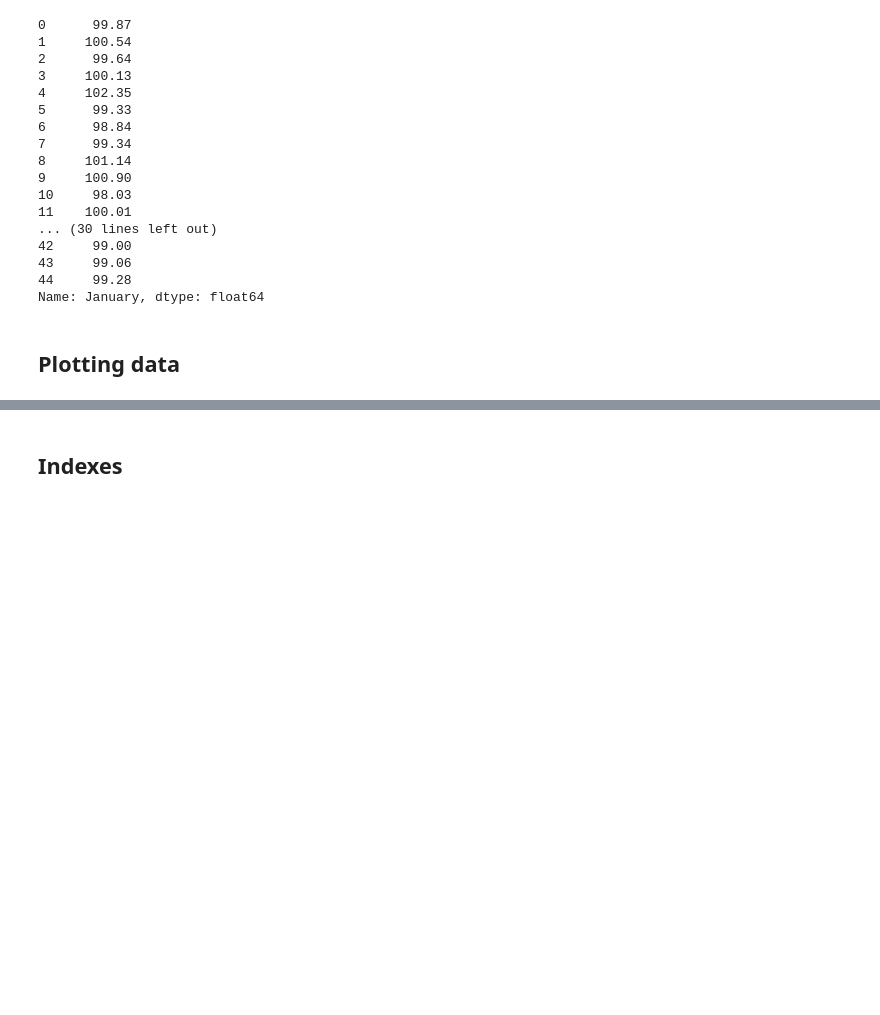
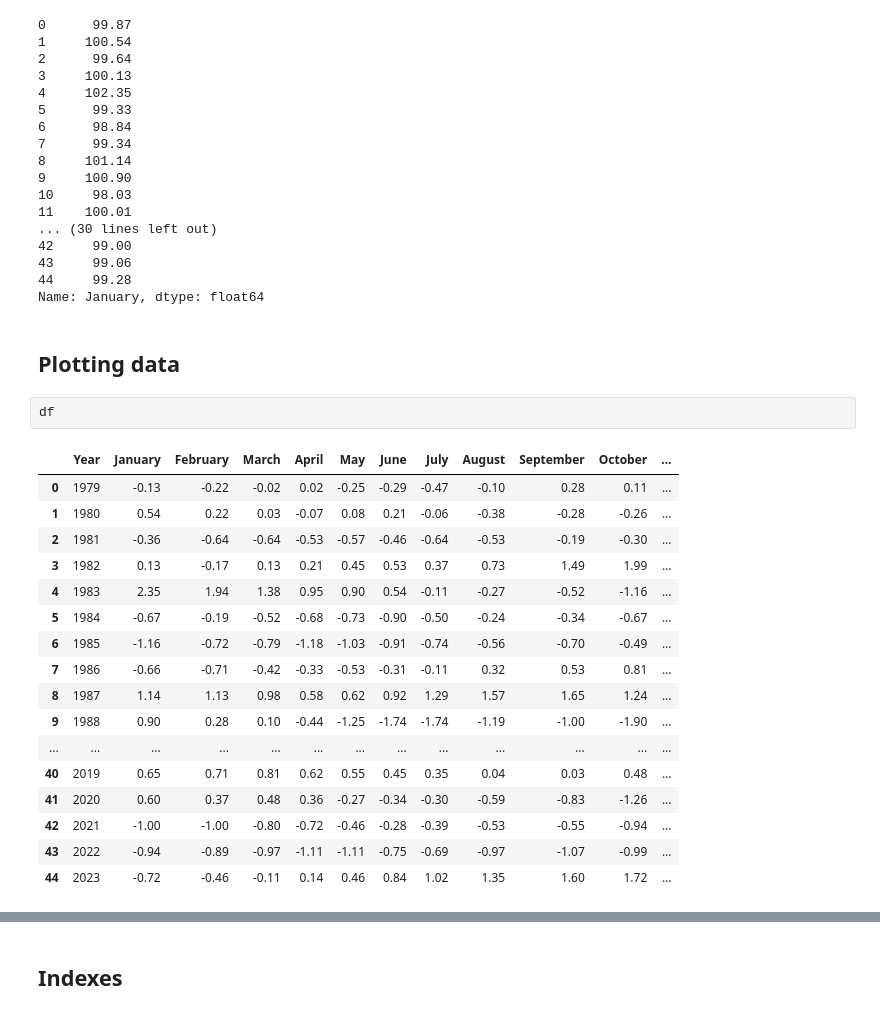
Before and after one commit to bobbyantonio/iecdt_environmental_data_analysis, a Jupyter notebook: course_notebooks/pandas/pandas.ipynb, the cells around one changed output, grey strips where cells are left out. Saved outputs shown, nothing was run; the diff lists cells and outputs as text; blank space fills up the shorter version.

```diff
--- a/course_notebooks/pandas/pandas.ipynb
+++ b/course_notebooks/pandas/pandas.ipynb
@@ -265,6 +265,26 @@ df['January'] + 100
 Name: January, dtype: float64
 # %% [markdown]
 ## Plotting data
+# %%
+df
+# %% [output]
+|  | Year | January | February | March | April | May | June | July | August | September | October | ... |
+| 0 | 1979 | -0.13 | -0.22 | -0.02 | 0.02 | -0.25 | -0.29 | -0.47 | -0.10 | 0.28 | 0.11 | ... |
+| 1 | 1980 | 0.54 | 0.22 | 0.03 | -0.07 | 0.08 | 0.21 | -0.06 | -0.38 | -0.28 | -0.26 | ... |
+| 2 | 1981 | -0.36 | -0.64 | -0.64 | -0.53 | -0.57 | -0.46 | -0.64 | -0.53 | -0.19 | -0.30 | ... |
+| 3 | 1982 | 0.13 | -0.17 | 0.13 | 0.21 | 0.45 | 0.53 | 0.37 | 0.73 | 1.49 | 1.99 | ... |
+| 4 | 1983 | 2.35 | 1.94 | 1.38 | 0.95 | 0.90 | 0.54 | -0.11 | -0.27 | -0.52 | -1.16 | ... |
+| 5 | 1984 | -0.67 | -0.19 | -0.52 | -0.68 | -0.73 | -0.90 | -0.50 | -0.24 | -0.34 | -0.67 | ... |
+| 6 | 1985 | -1.16 | -0.72 | -0.79 | -1.18 | -1.03 | -0.91 | -0.74 | -0.56 | -0.70 | -0.49 | ... |
+| 7 | 1986 | -0.66 | -0.71 | -0.42 | -0.33 | -0.53 | -0.31 | -0.11 | 0.32 | 0.53 | 0.81 | ... |
+| 8 | 1987 | 1.14 | 1.13 | 0.98 | 0.58 | 0.62 | 0.92 | 1.29 | 1.57 | 1.65 | 1.24 | ... |
+| 9 | 1988 | 0.90 | 0.28 | 0.10 | -0.44 | -1.25 | -1.74 | -1.74 | -1.19 | -1.00 | -1.90 | ... |
+| ... | ... | ... | ... | ... | ... | ... | ... | ... | ... | ... | ... | ... |
+| 40 | 2019 | 0.65 | 0.71 | 0.81 | 0.62 | 0.55 | 0.45 | 0.35 | 0.04 | 0.03 | 0.48 | ... |
+| 41 | 2020 | 0.60 | 0.37 | 0.48 | 0.36 | -0.27 | -0.34 | -0.30 | -0.59 | -0.83 | -1.26 | ... |
+| 42 | 2021 | -1.00 | -1.00 | -0.80 | -0.72 | -0.46 | -0.28 | -0.39 | -0.53 | -0.55 | -0.94 | ... |
+| 43 | 2022 | -0.94 | -0.89 | -0.97 | -1.11 | -1.11 | -0.75 | -0.69 | -0.97 | -1.07 | -0.99 | ... |
+| 44 | 2023 | -0.72 | -0.46 | -0.11 | 0.14 | 0.46 | 0.84 | 1.02 | 1.35 | 1.60 | 1.72 | ... |
 # %%
 # Pandas has some handy builtin plotting methods, for when you need to quickly examine your data
 
```
Also changed, not shown: parts of 37 cells of this notebook.
